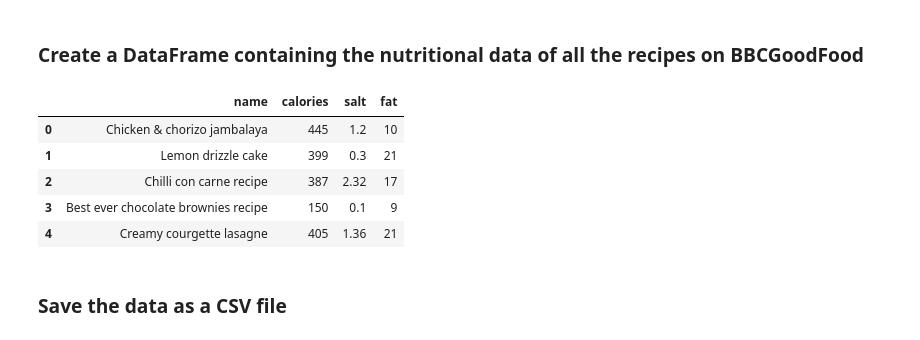
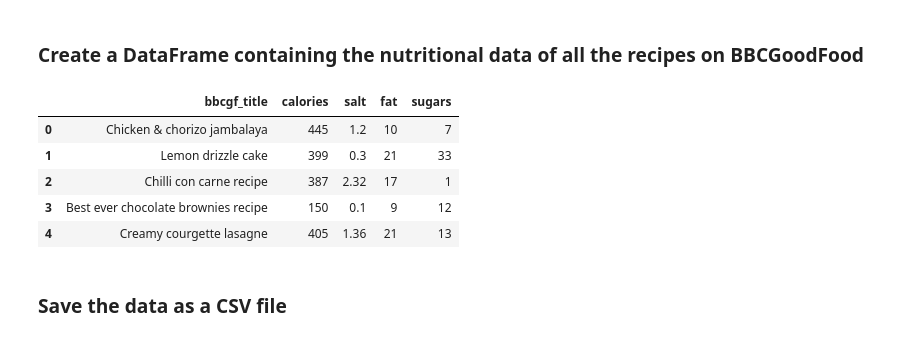
Before and after one commit to lse-ds105/ds105a-project-chadgpt, a Jupyter notebook: notebooks/04 Tests for Cosine Similarity.ipynb, the cells around one changed output. Cells and saved outputs as stored; diff of their text form; code cells hidden in the pictures.

```diff
--- a/notebooks/04 Tests for Cosine Similarity.ipynb
+++ b/notebooks/04 Tests for Cosine Similarity.ipynb
@@ -44,28 +43,29 @@ len(final_links)
 # %%
 session = requests.Session()
 
 def get_nutrition(url):
     response2 = session.get(url)
     sel2 = Selector(text=response2.text)
     table = sel2.css('table.key-value-blocks.hidden-print.mt-xxs')
     bbc = {}
-    bbc['name'] = sel2.css('h1.heading-1 ::text').get()
+    bbc['bbcgf_title'] = sel2.css('h1.heading-1 ::text').get()
     bbc['calories'] = table.css('td.key-value-blocks__value ::text').get()
     bbc['salt'] = table.xpath('.//*[contains(text(), "salt")]/..').css('td.key-value-blocks__value ::text').get()
     bbc['fat'] = table.xpath('.//*[contains(text(), "fat")]/..').css('td.key-value-blocks__value ::text').get()
+    bbc['sugars'] = table.xpath('.//*[contains(text(), "sugars")]/..').css('td.key-value-blocks__value ::text').get()
     return bbc
 
 bbc = [get_nutrition(url) for url in tqdm(final_links)]
 
 df_bbc = pd.DataFrame(bbc)
 df_bbc.head()
 # %% [output]
-|  | name | calories | salt | fat |
-| 0 | Chicken & chorizo jambalaya | 445 | 1.2 | 10 |
-| 1 | Lemon drizzle cake | 399 | 0.3 | 21 |
-| 2 | Chilli con carne recipe | 387 | 2.32 | 17 |
-| 3 | Best ever chocolate brownies recipe | 150 | 0.1 | 9 |
-| 4 | Creamy courgette lasagne | 405 | 1.36 | 21 |
+|  | bbcgf_title | calories | salt | fat | sugars |
+| 0 | Chicken & chorizo jambalaya | 445 | 1.2 | 10 | 7 |
+| 1 | Lemon drizzle cake | 399 | 0.3 | 21 | 33 |
+| 2 | Chilli con carne recipe | 387 | 2.32 | 17 | 1 |
+| 3 | Best ever chocolate brownies recipe | 150 | 0.1 | 9 | 12 |
+| 4 | Creamy courgette lasagne | 405 | 1.36 | 21 | 13 |
 # %% [markdown]
 ### Save the data as a CSV file
 # %%
```
Also changed, not shown: parts of 5 cells of this notebook, 3 other files.
